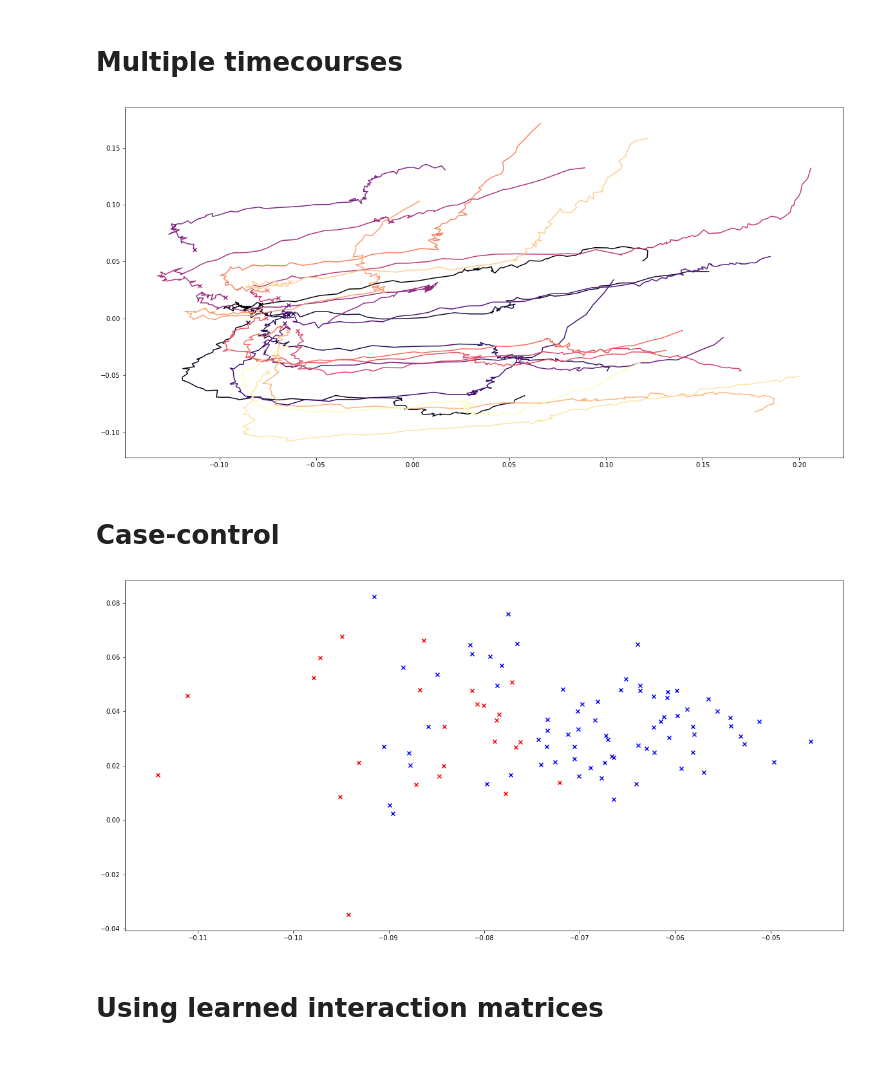
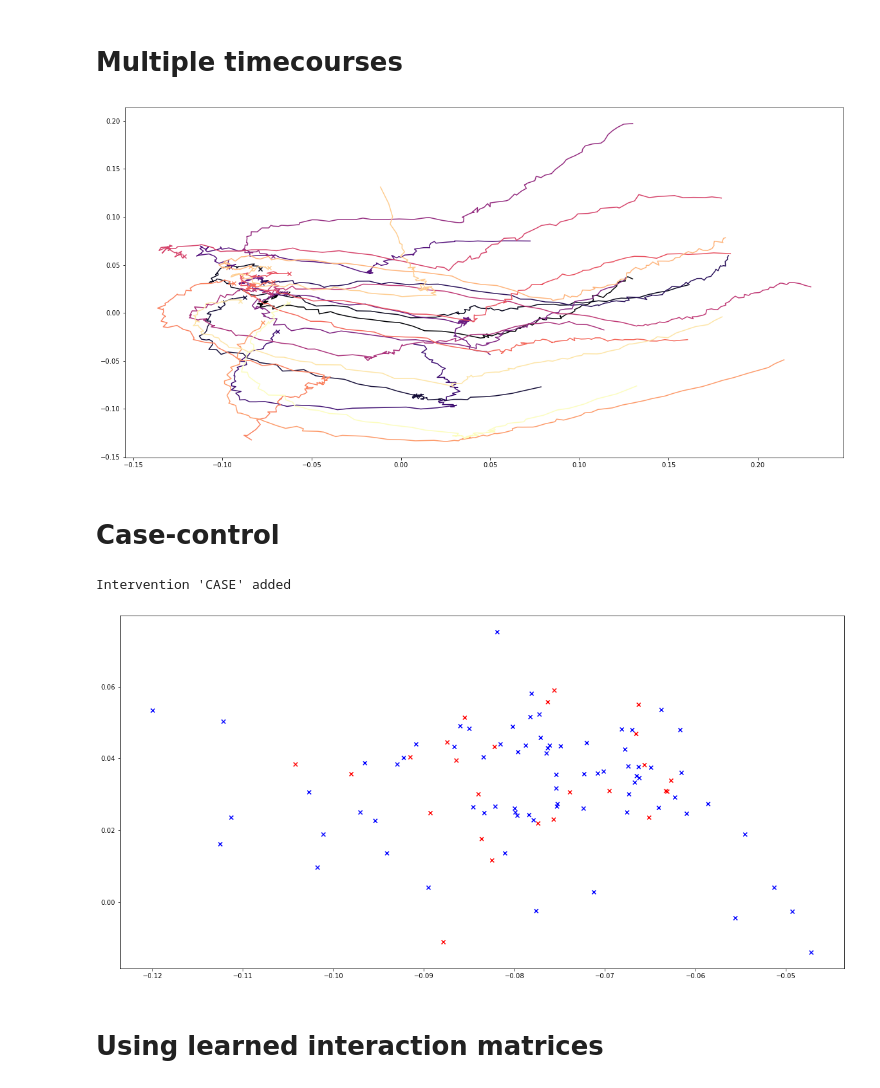
Before and after one commit to pchlenski/misdeed, a Jupyter notebook: notebooks/examples.ipynb, the cells around one changed output. Cells and saved outputs as stored; diff of their text form; code cells hidden in the pictures; blank space fills up the shorter version.

```diff
--- a/notebooks/examples.ipynb
+++ b/notebooks/examples.ipynb
@@ -13,22 +13,29 @@ import numpy as np
 np.random.seed(10 )
 # %% [markdown]
 # Initialize generator with intervention
+# %%
+# Global variables
+
+TIME_STEP = 1e-2 # Update abundances 100x/day
+NODE_NAMES = ['mgx', 'mbx'] # 2 nodes named 'mgx' and 'mbx'
+NODE_SIZES = [15, 15] # Set interaction matrices and growth rates randomly
+INTERVENTION_START = 50 # Start intervention at day 50
+INTERVENTION_END = 100 # End intervention at day 100
 # %%
-# initialize generator:
+# Initialize generator:
 gen = OmicsGenerator(
-    100,                   # 100 time points
-    ['mgx', 'mbx'],        # 2 nodes named 'mgx' and 'mbx'
-    [15, 15],              # each node has 15 dimensions
-    init_full=True         # set interaction matrices and growth rates randomly
+    node_names=NODE_NAMES,
+    node_sizes=NODE_SIZES,
+    init_full=True
 )
 
-# add intervention:
+# Add intervention:
 gen.add_intervention(
-    'int1',                # intervention name
-    'mgx',                 # apply to 'mgx' node
-    10*np.random.rand(15), # set intervention response vector randomly
-    start=50,              # start at t=50
-    end=100                # go to end
+    name='int1', # intervention name
+    node_name='mgx', # apply to 'mgx' node
+    vector=10*np.random.rand(15), # set intervention response vector randomly
+    start=INTERVENTION_START, # start at t=50
+    end=INTERVENTION_END # go to end
 )
 # %% [output]
 Node 'mgx' initialized
@@ -59,19 +67,34 @@ plt.vlines(50, 0, 1)
 # %% [markdown]
 # Multiple timecourses
 # %%
-# run multi-generator and plot:
-x2, y2, z2 = gen.generate_multiple(20)
-plot_pca([y2], 'mgx')
+# Run multi-generator and plot:
+z2, x2, y2 = gen.generate_multiple(n=20)
+plot_pca(
+    trajectories=[y2],
+    node_name='mgx'
+)
 # %% [output]
-[figure, old version]
+[figure, new version]
 # %% [markdown]
 # Case-control
 # %%
-# run case-control and plot:
-x3_control, y3_control, z3_control, x3_case, y3_case, z3_case = gen.case_control(100, .75, 'mgx', 1)
-plot_pca([y3_control, y3_case], 'mgx', colors=['red', 'blue'], plot_trajectories=False)
+# Run case-control and plot:
+z3_control, x3_control, y3_control, z3_case, x3_case, y3_case = gen.case_control(
+    participants=100,
+    case_frac=.75,
+    node_name='mgx',
+    effect_size=1,
+    dt=TIME_STEP
+)
+plot_pca(
+    trajectories=[y3_control, y3_case],
+    node_name='mgx',
+    colors=['red', 'blue'],
+    plot_trajectories=False
+)
 # %% [output]
+Intervention 'CASE' added
-[figure, old version]
+[figure, new version]
 # %% [markdown]
 # Using learned interaction matrices
 # %%
```
Also changed, not shown: parts of 4 cells of this notebook, 2 other files.
